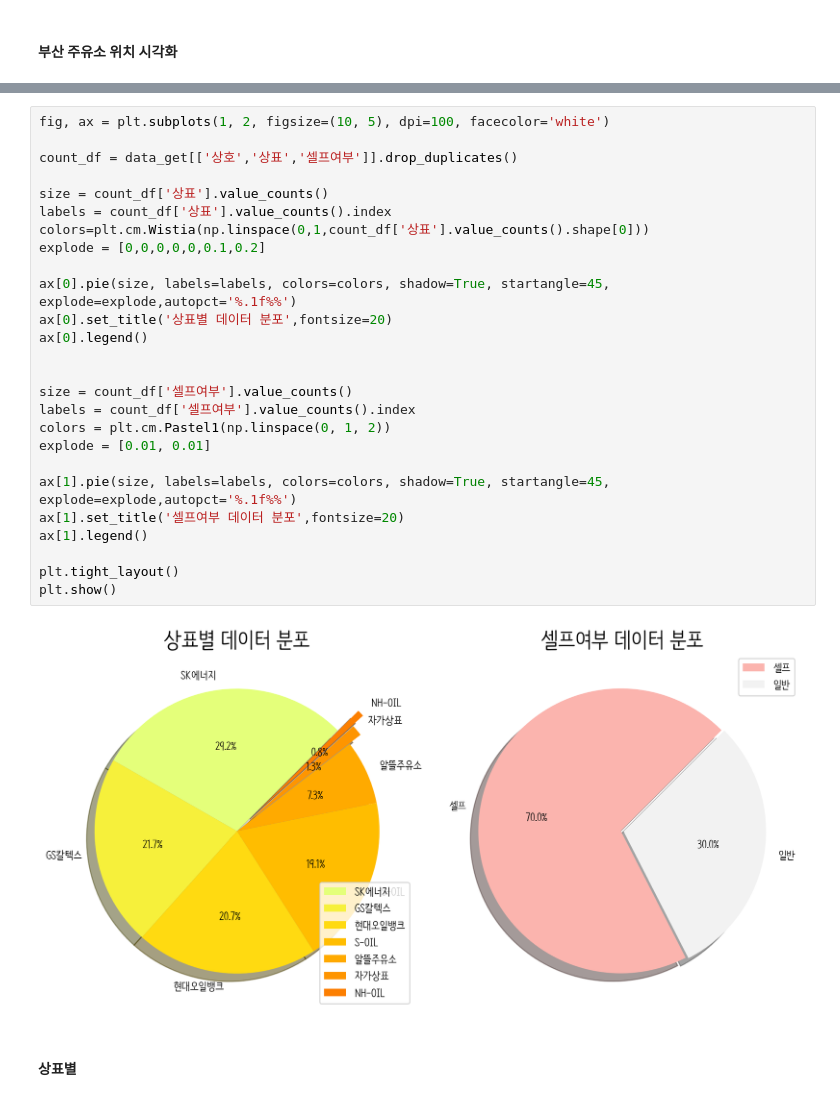
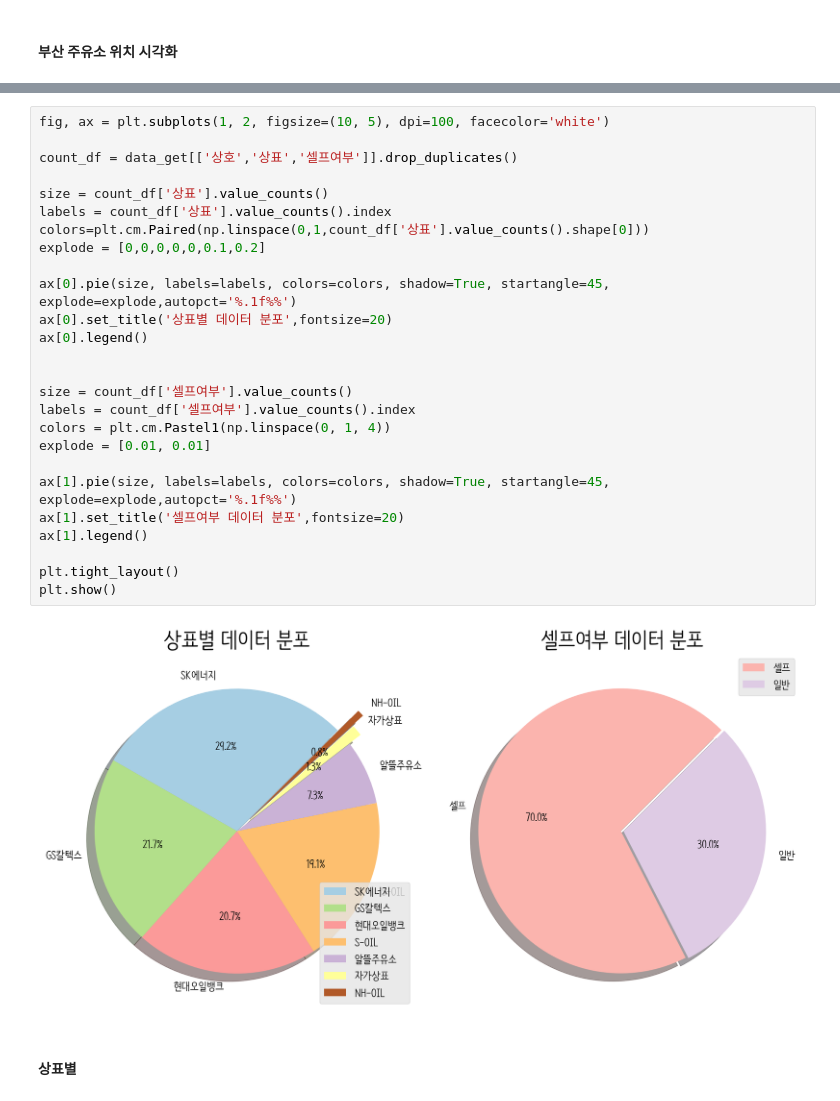
Before and after one commit to certainly-I/Busan-Oil-Price-Analysis, a Jupyter notebook: 주유소_지도_워드.ipynb, the cells around one changed output, grey strips where cells are left out. Drawn from its saved outputs; the diff is of its cells as text.

```diff
--- a/주유소_지도_워드.ipynb
+++ b/주유소_지도_워드.ipynb
@@ -218,31 +221,31 @@ map
 # %%
 fig, ax = plt.subplots(1, 2, figsize=(10, 5), dpi=100, facecolor='white')
 
 count_df = data_get[['상호','상표','셀프여부']].drop_duplicates()
 
 size = count_df['상표'].value_counts()
 labels = count_df['상표'].value_counts().index
-colors=plt.cm.Wistia(np.linspace(0,1,count_df['상표'].value_counts().shape[0]))
+colors=plt.cm.Paired(np.linspace(0,1,count_df['상표'].value_counts().shape[0]))
 explode = [0,0,0,0,0,0.1,0.2]
 
 ax[0].pie(size, labels=labels, colors=colors, shadow=True, startangle=45, explode=explode,autopct='%.1f%%')
 ax[0].set_title('상표별 데이터 분포',fontsize=20)
 ax[0].legend()
 
 
 size = count_df['셀프여부'].value_counts()
 labels = count_df['셀프여부'].value_counts().index
-colors = plt.cm.Pastel1(np.linspace(0, 1, 2))
+colors = plt.cm.Pastel1(np.linspace(0, 1, 4))
 explode = [0.01, 0.01]
 
 ax[1].pie(size, labels=labels, colors=colors, shadow=True, startangle=45, explode=explode,autopct='%.1f%%')
 ax[1].set_title('셀프여부 데이터 분포',fontsize=20)
 ax[1].legend()
 
 plt.tight_layout()
 plt.show()
 # %% [output]
-[figure, old version]
+[figure, new version]
 # %% [markdown]
 #### 상표별
 # %%
```
Also changed, not shown: parts of 27 cells of this notebook, 2 other files.
